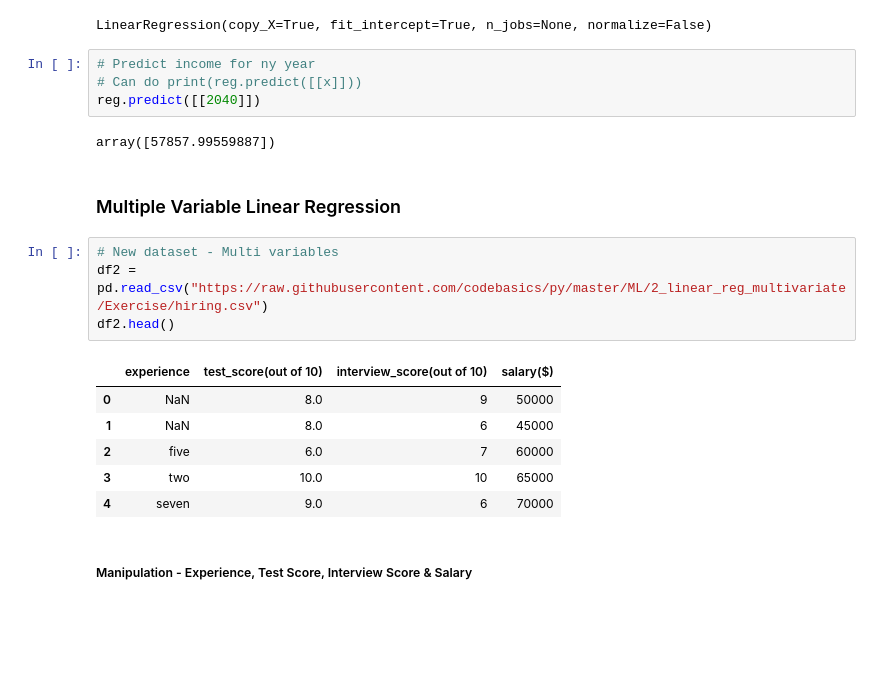
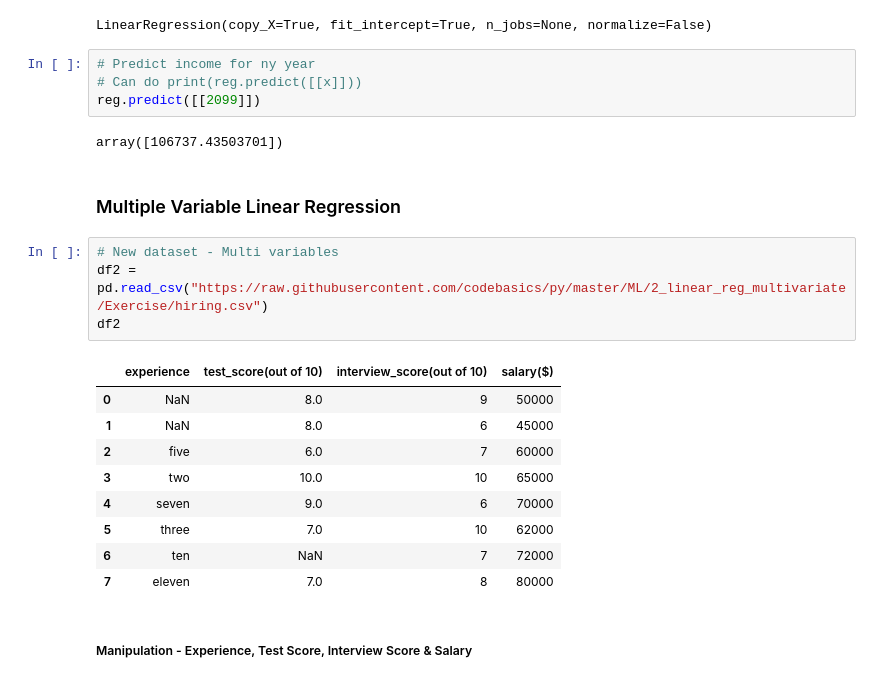
Before and after one commit to SunpreetSChahal/MachineLearning-Learning, a Jupyter notebook: Canada $ Per Capita - Practicing ML.ipynb, the cells around one changed output. Drawn from its saved outputs; the diff is of its cells as text; blank space fills up the shorter version.

```diff
--- a/Canada $ Per Capita - Practicing ML.ipynb
+++ b/Canada $ Per Capita - Practicing ML.ipynb
@@ -100,22 +100,25 @@ LinearRegression(copy_X=True, fit_intercept=True, n_jobs=None, normalize=False)
 # %%
 # Predict income for ny year
 # Can do print(reg.predict([[x]]))
-reg.predict([[2040]])
+reg.predict([[2099]])
 # %% [output]
-array([57857.99559887])
+array([106737.43503701])
 # %% [markdown]
 ### Multiple Variable Linear Regression
 # %%
 # New dataset - Multi variables
 df2 = pd.read_csv("https://raw.githubusercontent.com/codebasics/py/master/ML/2_linear_reg_multivariate/Exercise/hiring.csv")
-df2.head()
+df2
 # %% [output]
 |  | experience | test_score(out of 10) | interview_score(out of 10) | salary($) |
 | 0 | NaN | 8.0 | 9 | 50000 |
 | 1 | NaN | 8.0 | 6 | 45000 |
 | 2 | five | 6.0 | 7 | 60000 |
 | 3 | two | 10.0 | 10 | 65000 |
 | 4 | seven | 9.0 | 6 | 70000 |
+| 5 | three | 7.0 | 10 | 62000 |
+| 6 | ten | NaN | 7 | 72000 |
+| 7 | eleven | 7.0 | 8 | 80000 |
 # %% [markdown]
 ##### Manipulation - Experience, Test Score, Interview Score & Salary
 # %%
```
Also changed, not shown: parts of 6 cells of this notebook.
